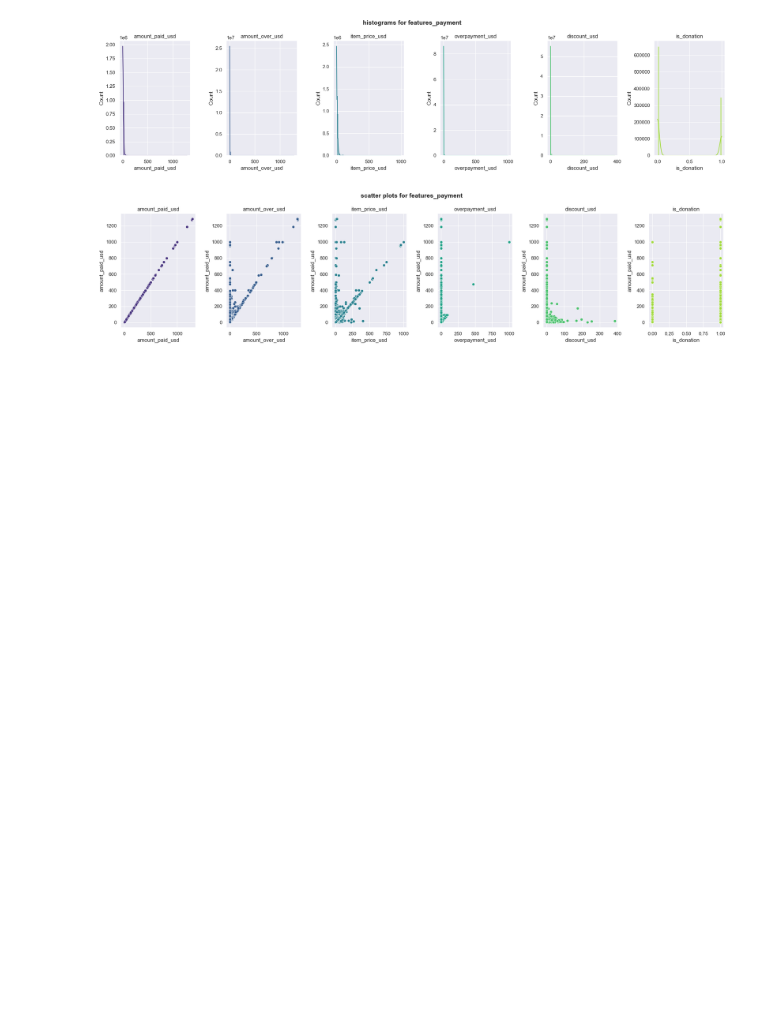
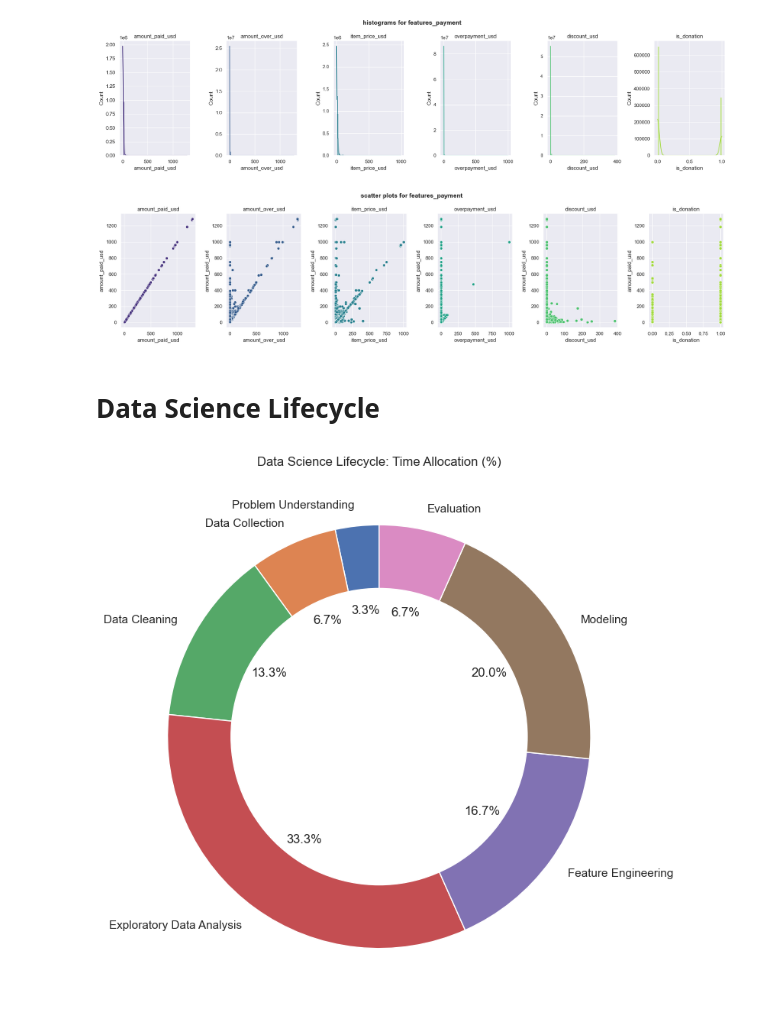
Before and after one commit to Funnear/midproject-bandcamp-insights, a Jupyter notebook: notebooks/2-3_EDA_visuals.ipynb, the cells around one changed output. Drawn from its saved outputs; the diff is of its cells as text; code cells hidden in the pictures; blank space fills up the shorter version.

```diff
--- a/notebooks/2-3_EDA_visuals.ipynb
+++ b/notebooks/2-3_EDA_visuals.ipynb
@@ -52,3 +55,33 @@ for group, features in features_dict.items():
 [figure]
 [figure]
 [figure]
+# %% [markdown]
+# Data Science Lifecycle
+# %%
+ds_lifecycle = {
+    "Problem Understanding": 5,
+    "Data Collection": 10,
+    "Data Cleaning": 20,
+    "Exploratory Data Analysis": 50,
+    "Feature Engineering": 25,
+    "Modeling": 30,
+    "Evaluation": 10,
+    # "Deployment": 0
+}
+# %%
+# Create a donut chart
+labels = ds_lifecycle.keys()
+sizes = ds_lifecycle.values()
+
+fig, ax = plt.subplots(figsize=(8, 8))
+wedges, texts, autotexts = ax.pie(sizes, labels=labels, autopct='%1.1f%%', startangle=90, wedgeprops=dict(width=0.4))
+
+# Draw a circle at the center to turn the pie chart into a donut chart
+centre_circle = plt.Circle((0, 0), 0.70, fc='white')
+ax.add_artist(centre_circle)
+
+ax.set_title("Data Science Lifecycle: Time Allocation (%)")
+plt.tight_layout()
+plt.show()
+# %% [output]
+[figure, added]
```
Also changed, not shown: parts of 2 cells of this notebook, 3 other files.
